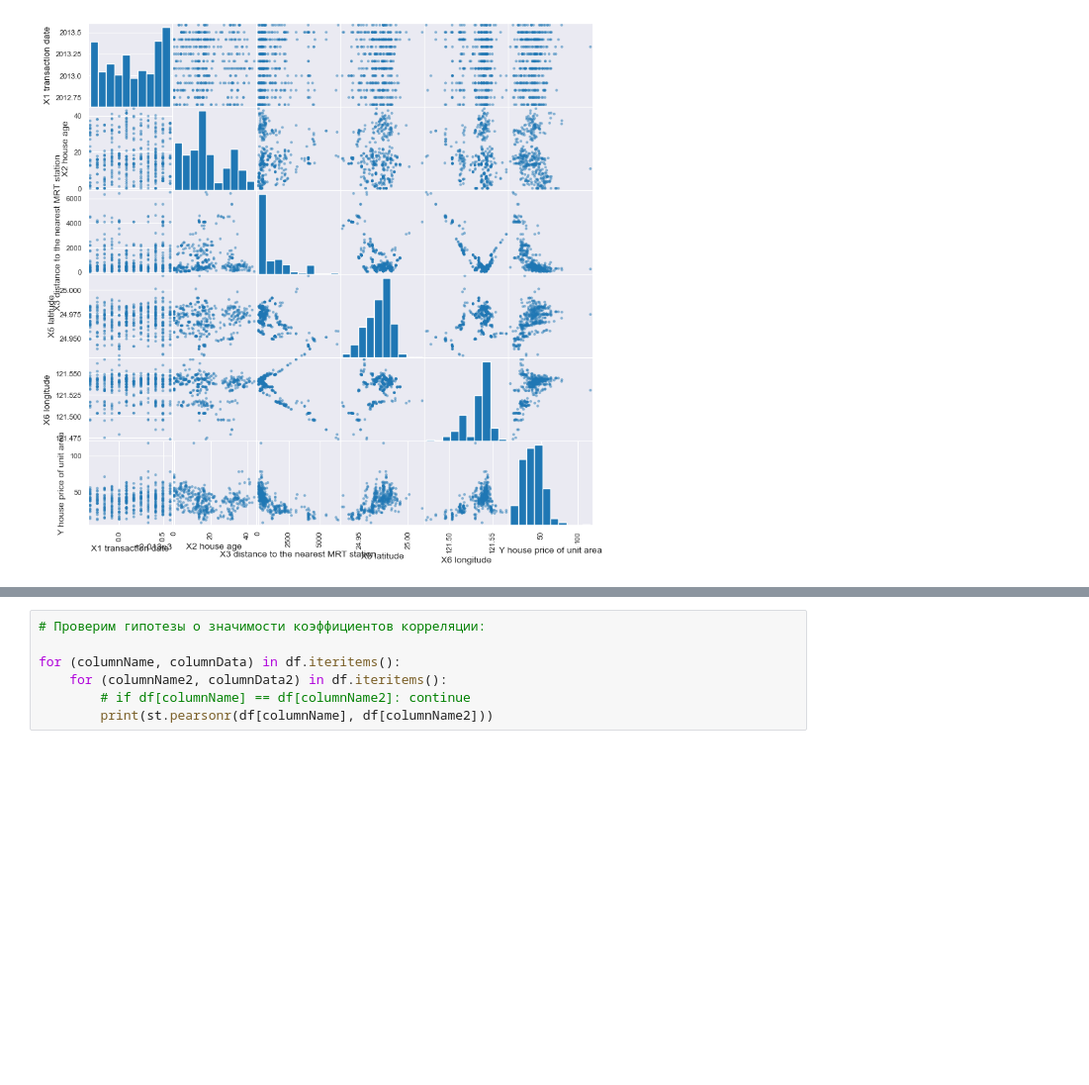
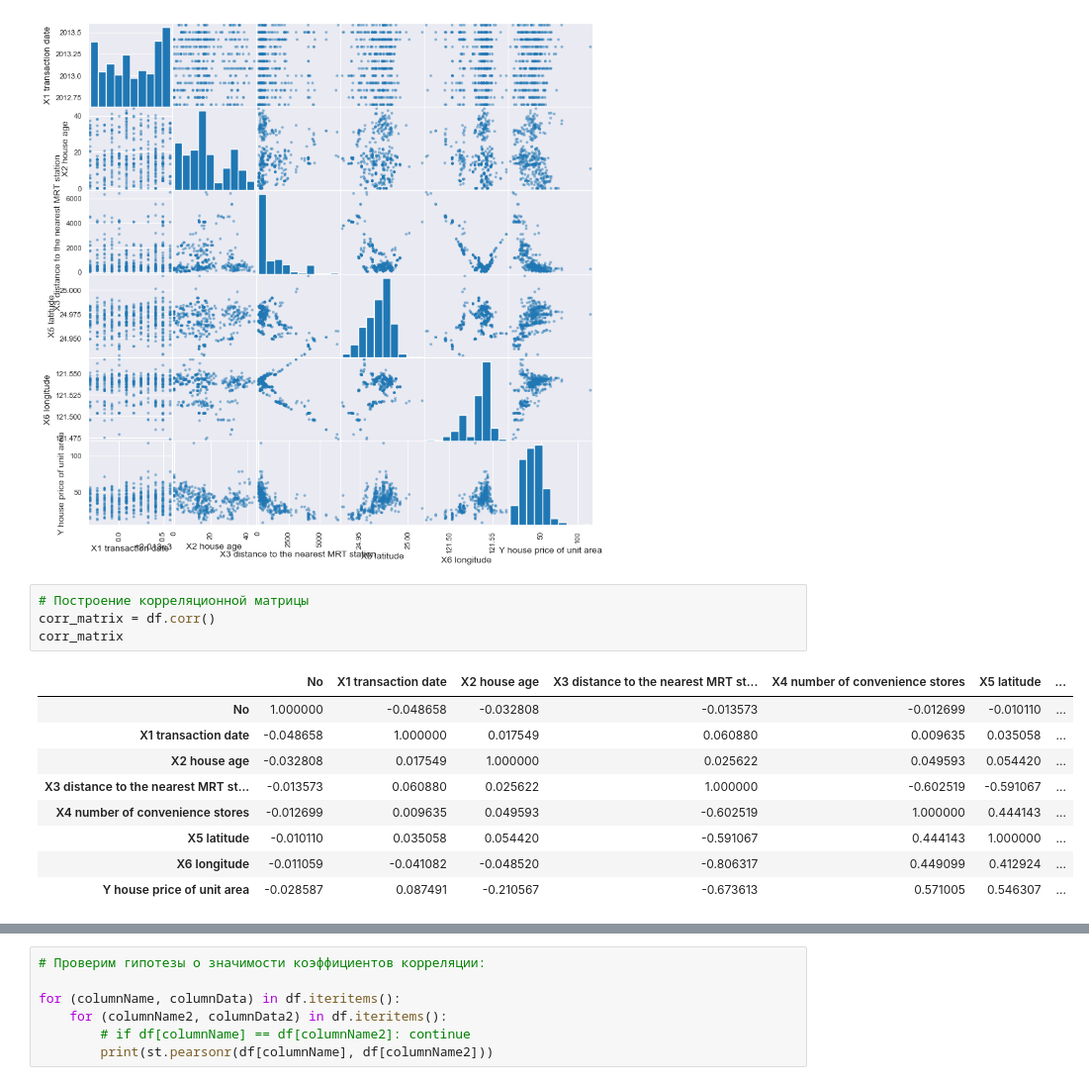
Before and after one commit to malinatrash/Data-Analytics, a Jupyter notebook: lab2/task.ipynb, the cells around one changed output, grey strips where cells are left out. Shown: that part at 99% size. Saved outputs shown, nothing was run; the diff lists cells and outputs as text; blank space fills up the shorter version.

```diff
--- a/lab2/task.ipynb
+++ b/lab2/task.ipynb
@@ -49,4 +48,18 @@ pd.plotting.scatter_matrix(df.select_dtypes(include=[float]), figsize=(10, 10))
 plt.show()
 # %% [output]
 [figure]
+# %%
+# Построение корреляционной матрицы
+corr_matrix = df.corr()
+corr_matrix
+# %% [output]
+|  | No | X1 transaction date | X2 house age | X3 distance to the nearest MRT st... | X4 number of convenience stores | X5 latitude | ... |
+| No | 1.000000 | -0.048658 | -0.032808 | -0.013573 | -0.012699 | -0.010110 | ... |
+| X1 transaction date | -0.048658 | 1.000000 | 0.017549 | 0.060880 | 0.009635 | 0.035058 | ... |
+| X2 house age | -0.032808 | 0.017549 | 1.000000 | 0.025622 | 0.049593 | 0.054420 | ... |
+| X3 distance to the nearest MRT st... | -0.013573 | 0.060880 | 0.025622 | 1.000000 | -0.602519 | -0.591067 | ... |
+| X4 number of convenience stores | -0.012699 | 0.009635 | 0.049593 | -0.602519 | 1.000000 | 0.444143 | ... |
+| X5 latitude | -0.010110 | 0.035058 | 0.054420 | -0.591067 | 0.444143 | 1.000000 | ... |
+| X6 longitude | -0.011059 | -0.041082 | -0.048520 | -0.806317 | 0.449099 | 0.412924 | ... |
+| Y house price of unit area | -0.028587 | 0.087491 | -0.210567 | -0.673613 | 0.571005 | 0.546307 | ... |
 # %%
```
Also changed, not shown: parts of 6 cells of this notebook.
